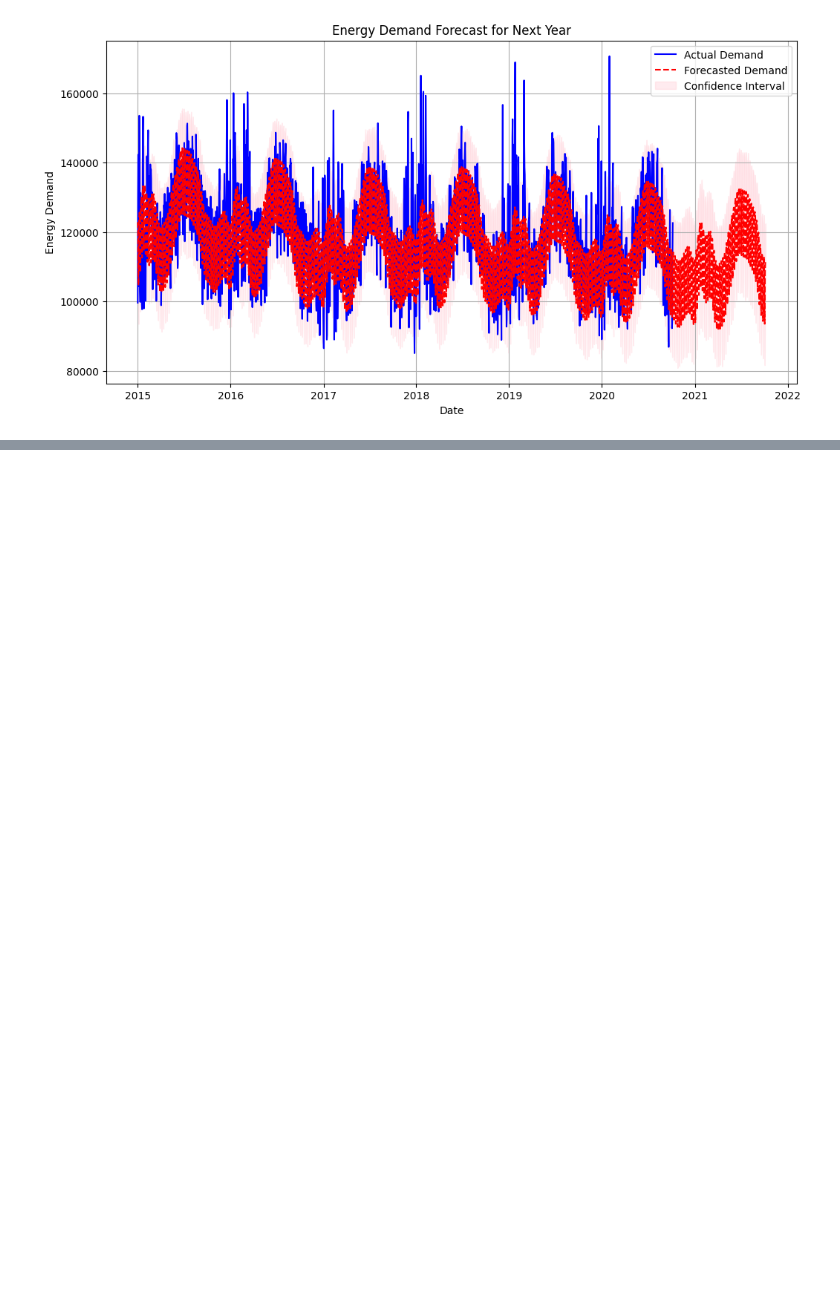
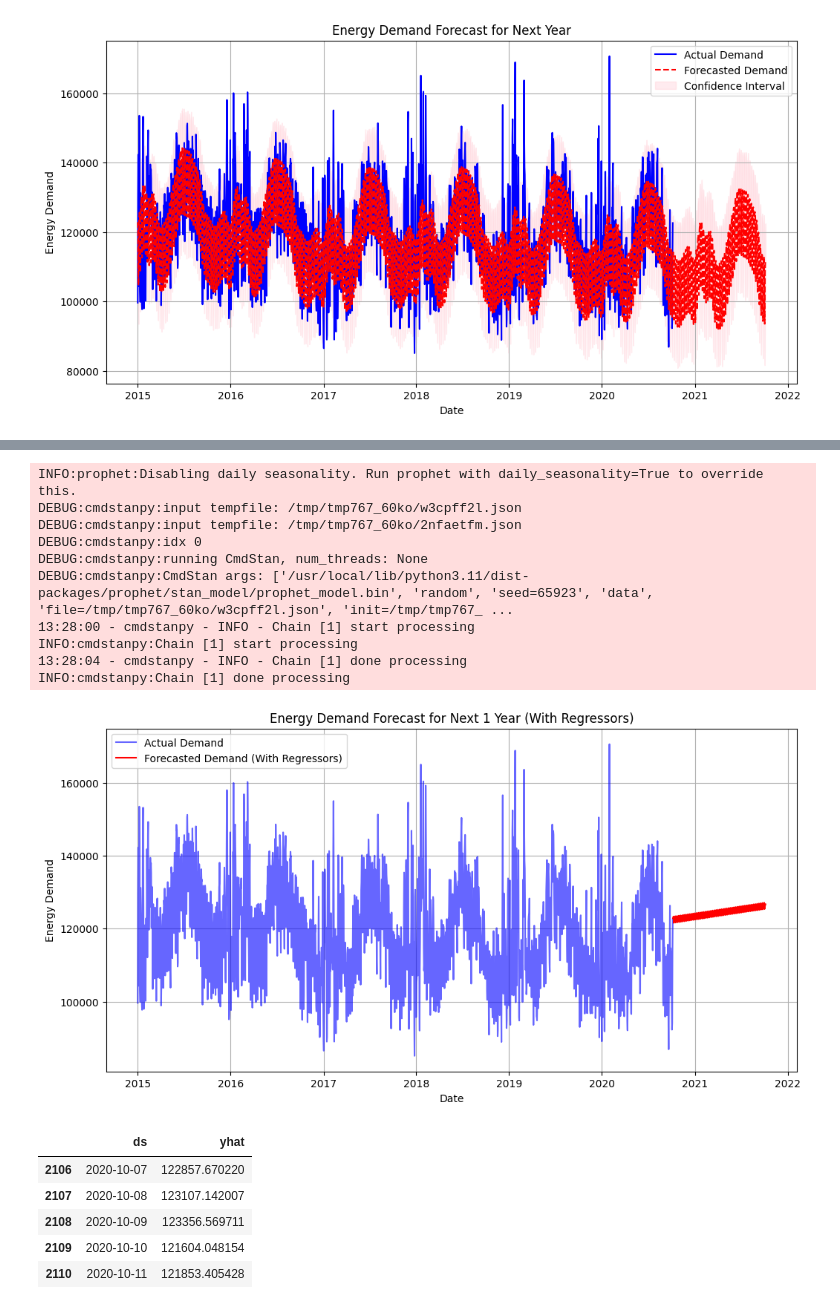
Before and after one commit to BolisettyPoojitha-16/Electricity_Demand-and_Price_ForecastingInfosys_Internship_Oct2025, a Jupyter notebook: prophet.ipynb, the cells around one changed output, grey strips where cells are left out. Saved outputs shown, nothing was run; the diff lists cells and outputs as text; code cells hidden in the pictures; blank space fills up the shorter version.

```diff
--- a/prophet.ipynb
+++ b/prophet.ipynb
@@ -453,0 +472,76 @@ INFO:cmdstanpy:Chain [1] done processing
+# %%
+import pandas as pd
+import numpy as np
+import matplotlib.pyplot as plt
+from prophet import Prophet
+
+# Load the processed dataset
+file_path = "processed_dataset.csv"
+df = pd.read_csv(file_path)
+
+# Ensure correct column names for Prophet
+df.rename(columns={'date': 'ds', 'demand': 'y'}, inplace=True)
+
+# Convert 'ds' to datetime format
+df['ds'] = pd.to_datetime(df['ds'])
+
+# Identify regressors
+regressors = [col for col in df.columns if col not in ['ds', 'y']]
+
+# Handle missing values and non-numeric values in regressors BEFORE fitting the model
+for reg in regressors:
+    # Impute missing values with 0 (or another suitable method)
+    df[reg] = df[reg].fillna(0)
+    # Convert non-numeric values to numeric (if possible)
+    # Here, we're assuming 'N' represents 0 and other values are numeric
+    df[reg] = pd.to_numeric(df[reg], errors='coerce').fillna(0)
+
+# Train Prophet model with regressors
+model_with_reg = Prophet()
+for reg in regressors:
+    model_with_reg.add_regressor(reg)
+
+# Fit the model
+model_with_reg.fit(df)
+
+# Create future dataframe for next 1 year
+future_with_reg = model_with_reg.make_future_dataframe(periods=365, freq='D')
+future_with_reg = future_with_reg.merge(df[['ds'] + regressors], on='ds', how='left').fillna(method='ffill')
+
+# Predict future demand
+forecast_with_reg = model_with_reg.predict(future_with_reg)
+
+# Extract forecast for the next 1 year
+forecast_next_year = forecast_with_reg[['ds', 'yhat']].iloc[-365:]
+
+# Plot forecast
+plt.figure(figsize=(12, 6))
+plt.plot(df['ds'], df['y'], label="Actual Demand", color='blue', alpha=0.6)
+plt.plot(forecast_next_year['ds'], forecast_next_year['yhat'], label="Forecasted Demand (With Regressors)", color='red')
+plt.xlabel("Date")
+plt.ylabel("Energy Demand")
+plt.title("Energy Demand Forecast for Next 1 Year (With Regressors)")
+plt.legend()
+plt.grid()
+plt.show()
+
+# Display the forecasted demand values
+forecast_next_year.head()
+# %% [output]
+INFO:prophet:Disabling daily seasonality. Run prophet with daily_seasonality=True to override this.
+DEBUG:cmdstanpy:input tempfile: /tmp/tmp767_60ko/w3cpff2l.json
+DEBUG:cmdstanpy:input tempfile: /tmp/tmp767_60ko/2nfaetfm.json
+DEBUG:cmdstanpy:idx 0
+DEBUG:cmdstanpy:running CmdStan, num_threads: None
+DEBUG:cmdstanpy:CmdStan args: ['/usr/local/lib/python3.11/dist-packages/prophet/stan_model/prophet_model.bin', 'random', 'seed=65923', 'data', 'file=/tmp/tmp767_60ko/w3cpff2l.json', 'init=/tmp/tmp767_ ...
+13:28:00 - cmdstanpy - INFO - Chain [1] start processing
+INFO:cmdstanpy:Chain [1] start processing
+13:28:04 - cmdstanpy - INFO - Chain [1] done processing
+INFO:cmdstanpy:Chain [1] done processing
+[figure, added]
+|  | ds | yhat |
+| 2106 | 2020-10-07 | 122857.670220 |
+| 2107 | 2020-10-08 | 123107.142007 |
+| 2108 | 2020-10-09 | 123356.569711 |
+| 2109 | 2020-10-10 | 121604.048154 |
+| 2110 | 2020-10-11 | 121853.405428 |
```
Also changed, not shown: parts of 2 cells of this notebook.
